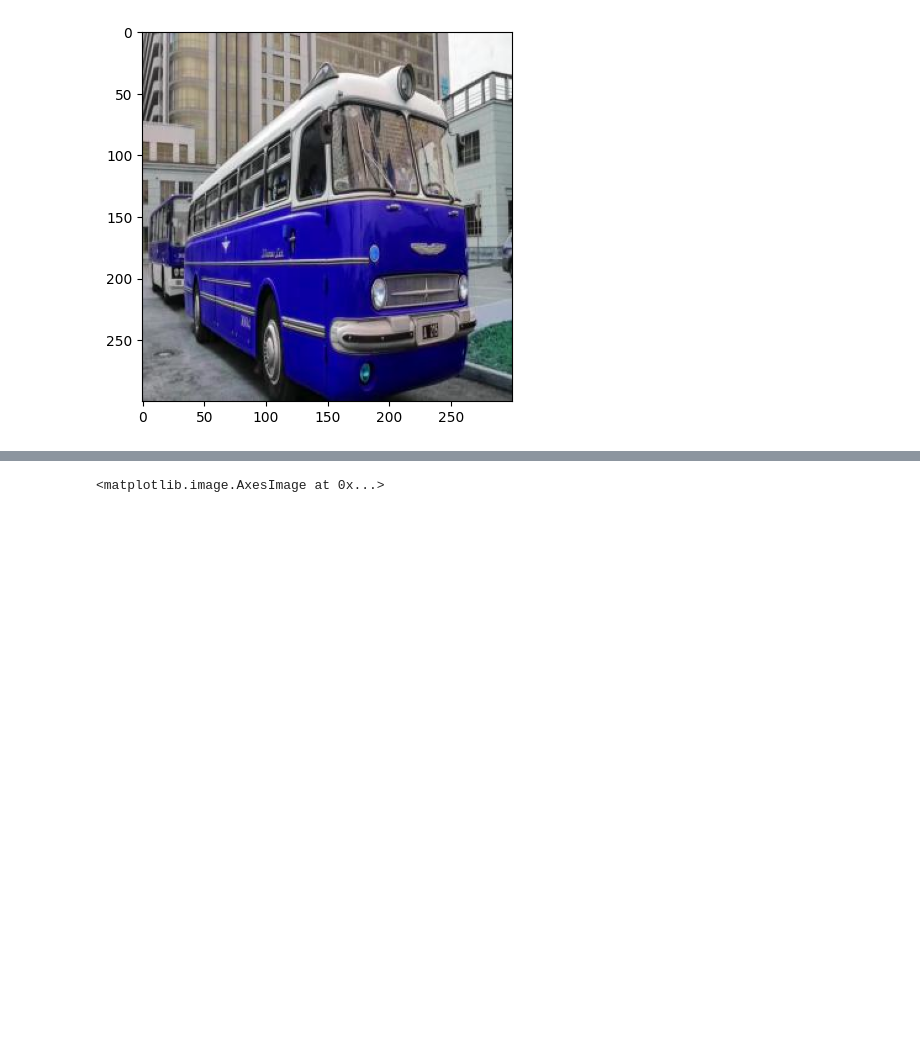
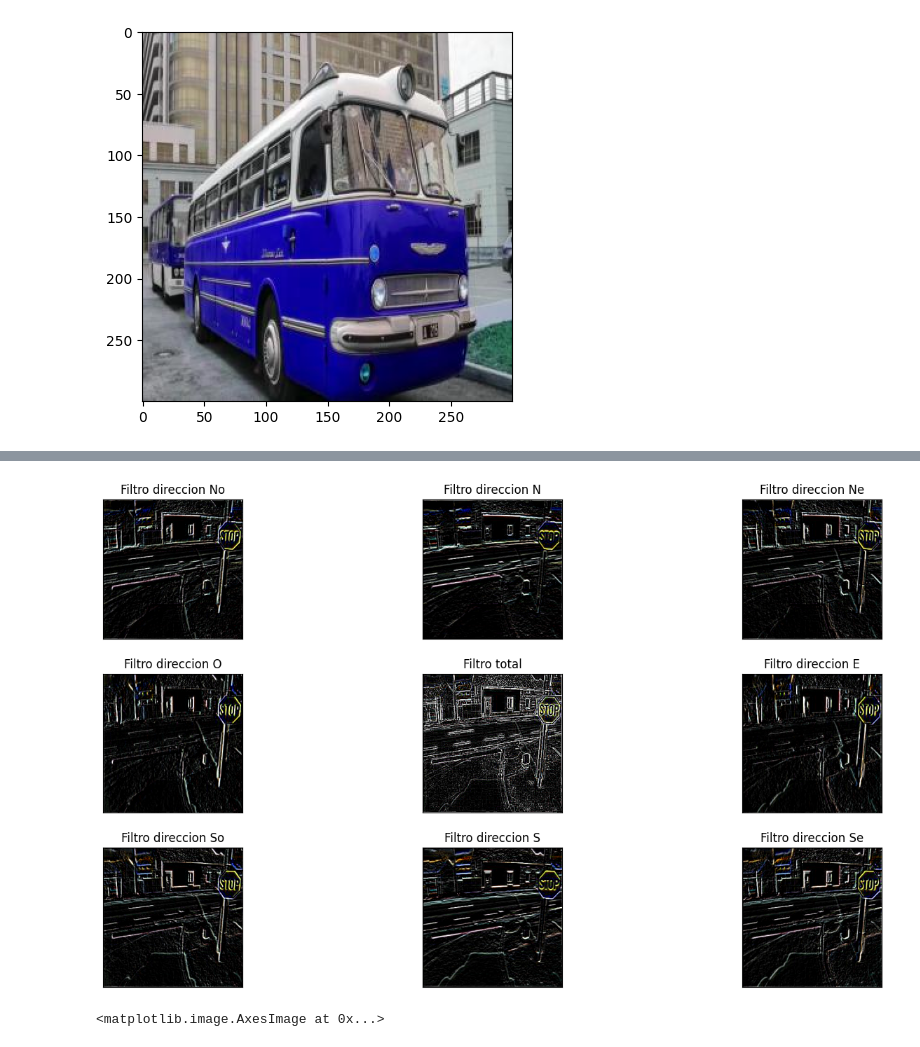
Before and after one commit to felipeZuleta/tia-2024-1s-grupo-6, a Jupyter notebook: Taller2/Taller2.ipynb, the cells around one changed output, grey strips where cells are left out. Saved outputs shown, nothing was run; the diff lists cells and outputs as text; code cells hidden in the pictures; blank space fills up the shorter version.

```diff
--- a/Taller2/Taller2.ipynb
+++ b/Taller2/Taller2.ipynb
@@ -10,11 +10,11 @@ import numpy as np
 import seaborn as sns
 import matplotlib.pyplot as plt
 # %%
-bicicleta = cv2.imread('Imagenes/Bicicleta.jpg',0)
+bicicleta = cv2.imread('Imagenes/Bicicleta.jpg')
 bus = cv2.imread('Imagenes/Bus.jpg')
-carro = cv2.imread('Imagenes/Carro.jpg',0)
-pare = cv2.imread("Imagenes/Pare.jpg",0)
-planta = cv2.imread('Imagenes/Planta.jpg',0)
+carro = cv2.imread('Imagenes/Carro.jpg')
+pare = cv2.imread("Imagenes/Pare.jpg")
+planta = cv2.imread('Imagenes/Planta.jpg')
 # %%
 plt.imshow(bus)
 # %% [output]
@@ -60,3 +69,7 @@ Filtro_Prewitt(bus)
+# %%
+Filtro_Prewitt(pare)
+# %% [output]
+[figure, added]
 # %%
 bus= cv2.filter2D(src=bus,ddepth=-1,kernel=N_kernel)
 # %%
```
Also changed, not shown: parts of 8 cells of this notebook.
